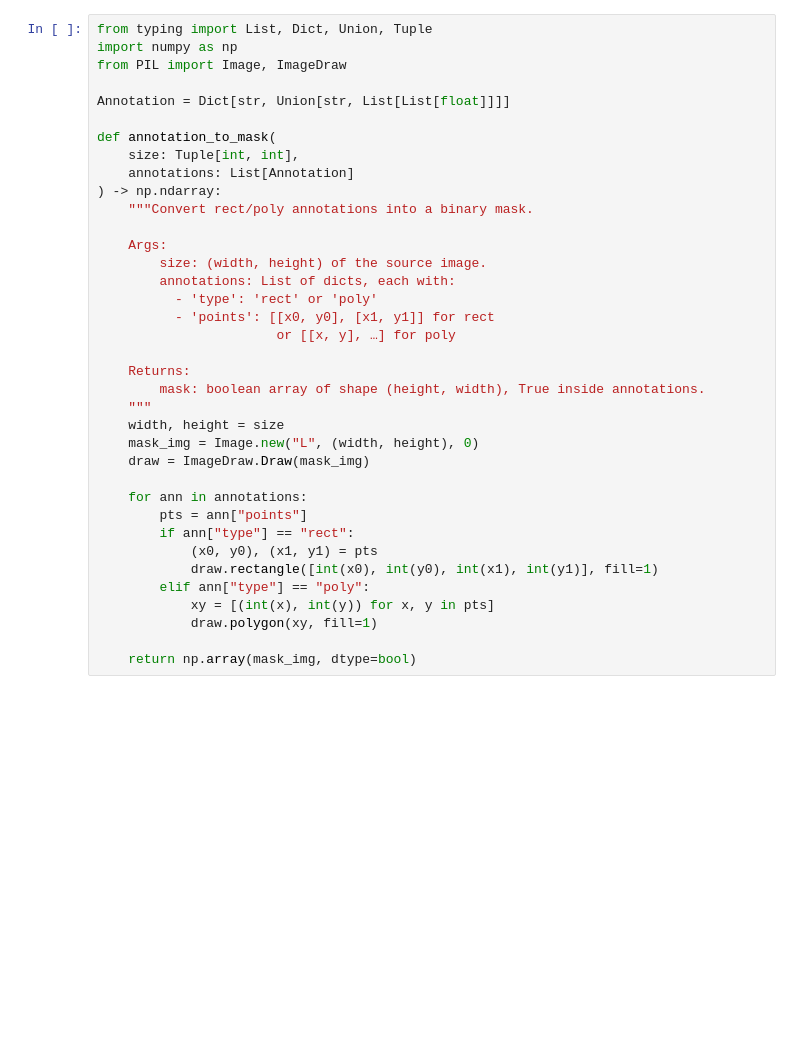
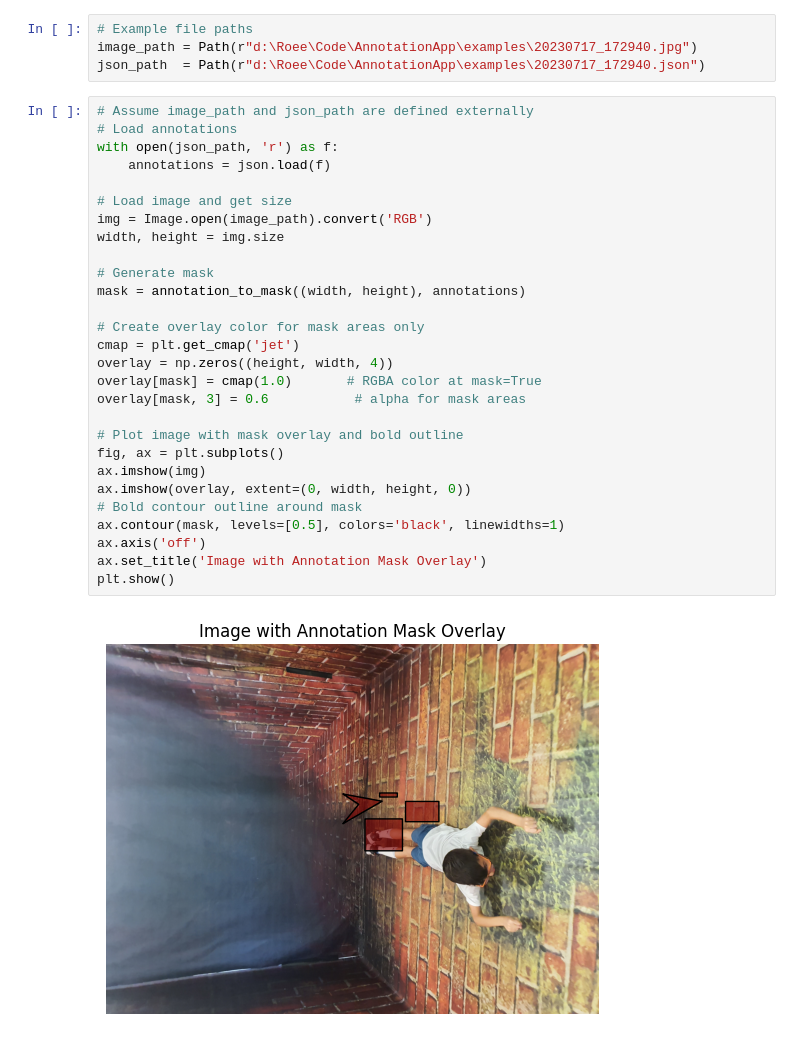
Before and after one commit to sfaroy/artifacts-annotator, a Jupyter notebook: Notebooks/nb_test_mask_generator.ipynb, the cells around one changed output. Saved outputs shown, nothing was run; the diff lists cells and outputs as text; blank space fills up the shorter version.

```diff
--- a/Notebooks/nb_test_mask_generator.ipynb
+++ b/Notebooks/nb_test_mask_generator.ipynb
@@ -1,37 +8,34 @@
+# %%
+# Example file paths
+image_path = Path(r"d:\Roee\Code\AnnotationApp\examples\20230717_172940.jpg")
+json_path  = Path(r"d:\Roee\Code\AnnotationApp\examples\20230717_172940.json")
 # %%
-from typing import List, Dict, Union, Tuple
-import numpy as np
-from PIL import Image, ImageDraw
+# Assume image_path and json_path are defined externally
+# Load annotations
+with open(json_path, 'r') as f:
+    annotations = json.load(f)
 
-Annotation = Dict[str, Union[str, List[List[float]]]]
+# Load image and get size
+img = Image.open(image_path).convert('RGB')
+width, height = img.size
 
-def annotation_to_mask(
-    size: Tuple[int, int],
-    annotations: List[Annotation]
-) -> np.ndarray:
-    """Convert rect/poly annotations into a binary mask.
+# Generate mask
+mask = annotation_to_mask((width, height), annotations)
 
-    Args:
-        size: (width, height) of the source image.
-        annotations: List of dicts, each with:
-          - 'type': 'rect' or 'poly'
-          - 'points': [[x0, y0], [x1, y1]] for rect
-                       or [[x, y], …] for poly
+# Create overlay color for mask areas only
+cmap = plt.get_cmap('jet')
+overlay = np.zeros((height, width, 4))
+overlay[mask] = cmap(1.0)       # RGBA color at mask=True
+overlay[mask, 3] = 0.6           # alpha for mask areas
 
-    Returns:
-        mask: boolean array of shape (height, width), True inside annotations.
-    """
-    width, height = size
-    mask_img = Image.new("L", (width, height), 0)
-    draw = ImageDraw.Draw(mask_img)
-
-    for ann in annotations:
-        pts = ann["points"]
-        if ann["type"] == "rect":
-            (x0, y0), (x1, y1) = pts
-            draw.rectangle([int(x0), int(y0), int(x1), int(y1)], fill=1)
-        elif ann["type"] == "poly":
-            xy = [(int(x), int(y)) for x, y in pts]
-            draw.polygon(xy, fill=1)
-
-    return np.array(mask_img, dtype=bool)
+# Plot image with mask overlay and bold outline
+fig, ax = plt.subplots()
+ax.imshow(img)
+ax.imshow(overlay, extent=(0, width, height, 0))
+# Bold contour outline around mask
+ax.contour(mask, levels=[0.5], colors='black', linewidths=1)
+ax.axis('off')
+ax.set_title('Image with Annotation Mask Overlay')
+plt.show()
+# %% [output]
+[figure, added]
```
Also changed, not shown: parts of 1 cell of this notebook, 3 other files.
